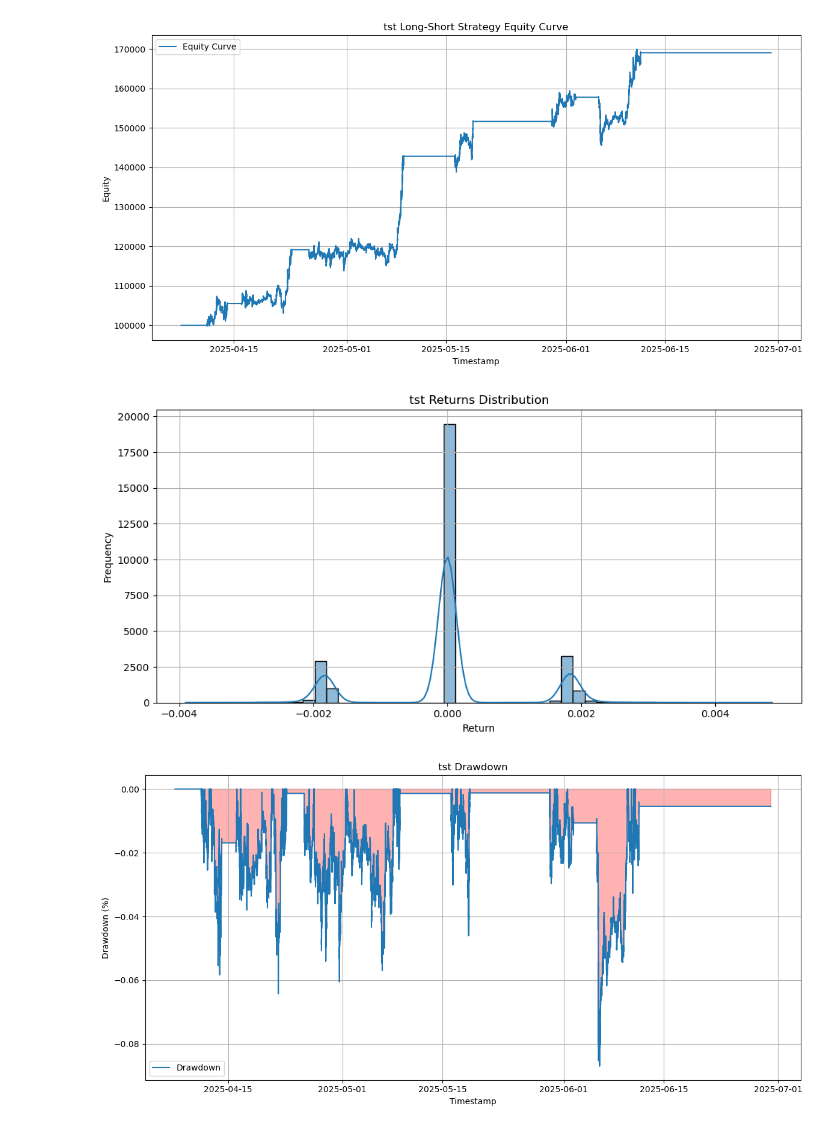
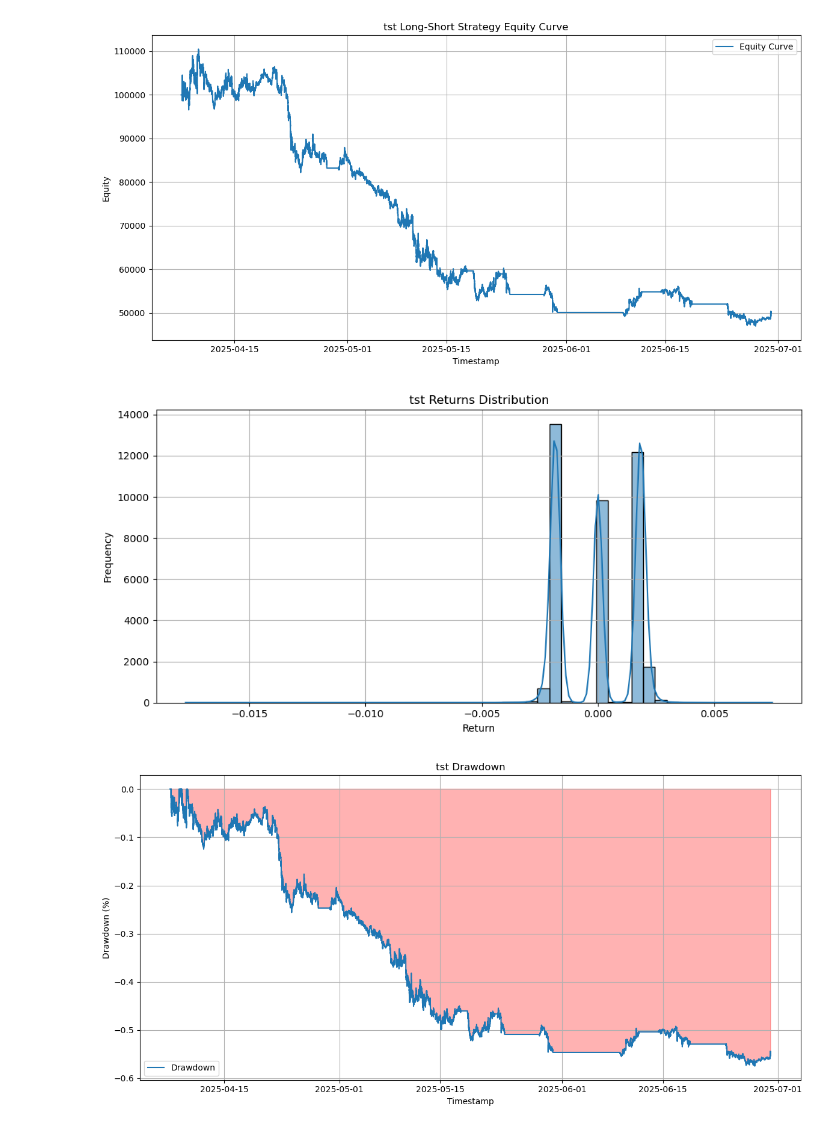
Before and after one commit to Lqz13Th/machine_learning, a Jupyter notebook: feature_engineering/icto_check.ipynb, the cells around one changed output. Saved outputs shown, nothing was run; the diff lists cells and outputs as text; code cells hidden in the pictures.

```diff
--- a/feature_engineering/icto_check.ipynb
+++ b/feature_engineering/icto_check.ipynb
@@ -401,7 +401,7 @@ def rolling_ic_ir_icto_index(
         .sort("icto", descending=True)
     )
 # %%
-symbol = "ethusdt"
+symbol = "dogeusdt"
 symbol.upper()
 threshold = "0.002"
 feat_cal_window = "500"
@@ -596,6 +596,6 @@ shape: (28_207, 6_226)
 num weekly dfs:  12
 # %%
-feat = "z_factor_orderflow_sz_momentum_lag_50_zd_scaled"
+feat = "z_oi_down_divergence_momentum_ratio_10_zd_scaled"
 # %%
 import pandas as pd
 import numpy as np
@@ -621,8 +621,8 @@ slippage_ratio = 0.001   # Slippage ratio (e.g., 0.02%)
 trade_size_ratio = 0.9    # Percentage of current equity to allocate per trade
 
 # Strategy Thresholds (needs optimization)
-long_threshold = 0.8 # Predicted probability above this to go long (buy)
-short_threshold = -0.8 # Predicted probability below this to go short (sell)
+long_threshold = 0.2 # Predicted probability above this to go long (buy)
+short_threshold = -0.2 # Predicted probability below this to go short (sell)
 
 beta = 5
 
@@ -967,8 +967,8 @@ slippage_ratio = 0.001   # Slippage ratio (e.g., 0.02%)
 trade_size_ratio = 0.9    # Percentage of current equity to allocate per trade
 
 # Strategy Thresholds (needs optimization)
-long_threshold = 0.8 # Predicted probability above this to go long (buy)
-short_threshold = -0.8 # Predicted probability below this to go short (sell)
+long_threshold = 0.2 # Predicted probability above this to go long (buy)
+short_threshold = -0.2 # Predicted probability below this to go short (sell)
 
 beta = 5
 
@@ -1287,7 +1287,7 @@ Win Rate: 100.00%
 ============================================================
-[figure, old version]
+[figure, new version]
-[figure, old version]
+[figure, new version]
-[figure, old version]
+[figure, new version]
 # %%
 print(all_predictions_df[feat])
 plot_last_n_rows_with_px(
```
Also changed, not shown: parts of 5 cells of this notebook, 1 other file.
